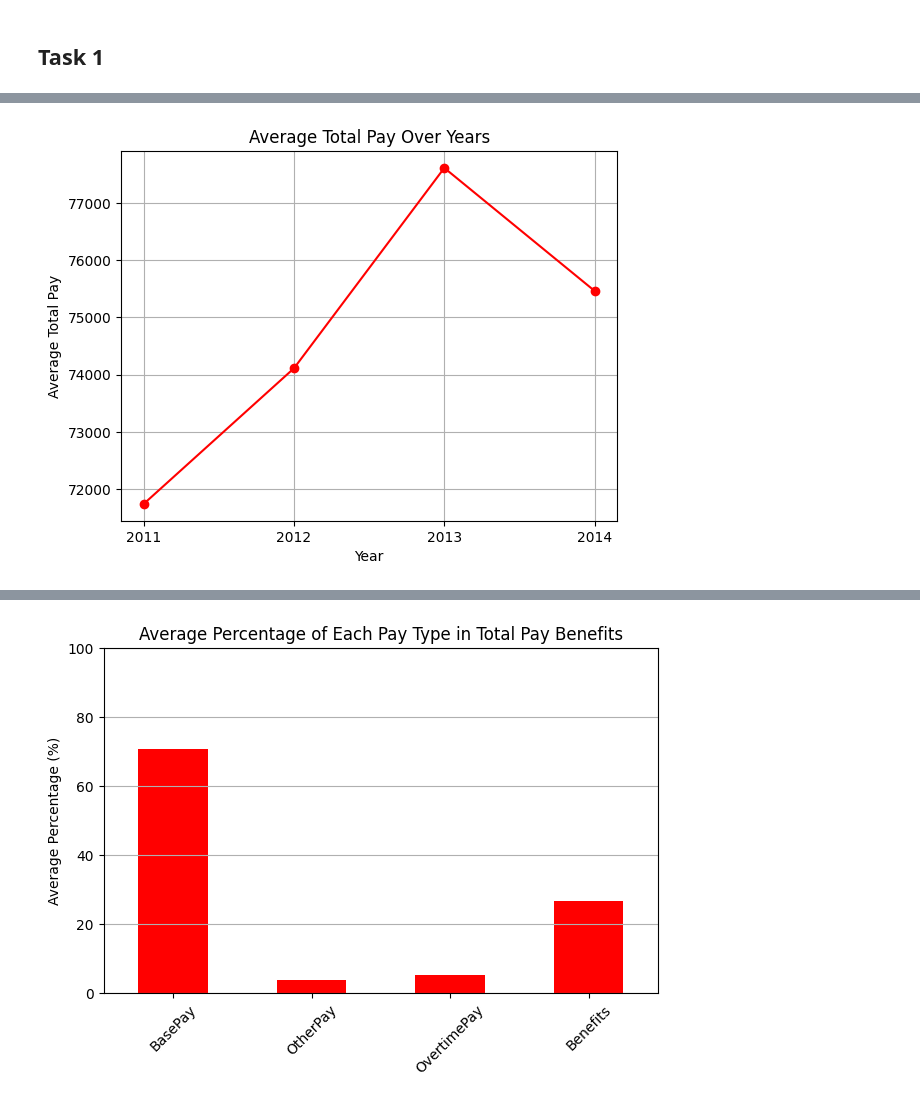
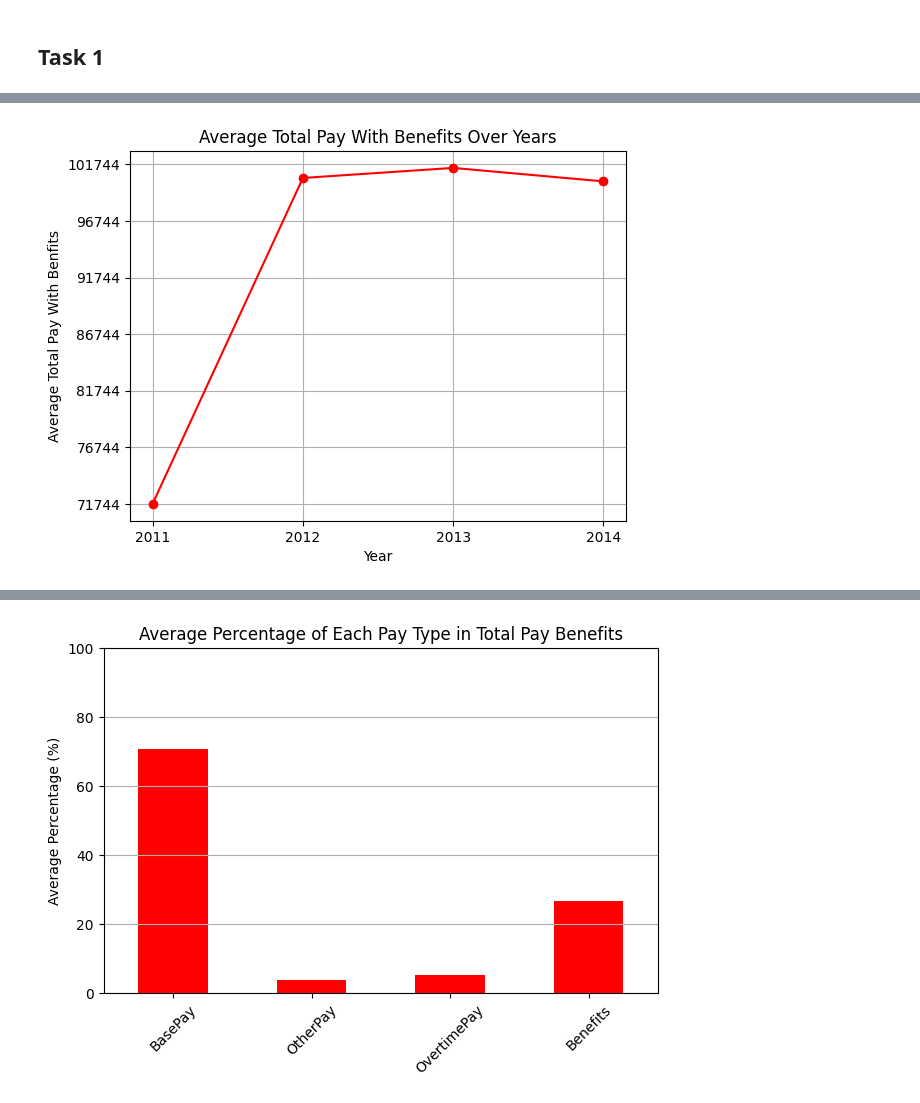
Before and after one commit to lavanda888boy/FIA_Labs, a Jupyter notebook: Lab4_Learning/Lab4_Learning.ipynb, the cells around one changed output, grey strips where cells are left out. Drawn from its saved outputs; the diff is of its cells as text; code cells hidden in the pictures.

```diff
--- a/Lab4_Learning/Lab4_Learning.ipynb
+++ b/Lab4_Learning/Lab4_Learning.ipynb
@@ -15,12 +19,15 @@ Create a virtual environment, install all the necessary dependencies so that you
 # %%
 import pandas as pd
+import numpy as np
 
 df = pd.read_csv("data.csv", low_memory=False)
 
-average_pay_per_year = df.groupby("Year")["TotalPay"].mean()
-plot = average_pay_per_year.plot(kind="line", title="Average Total Pay Over Years", grid=True, color="red", marker="o")
+average_pay_per_year = df.groupby("Year")["TotalPayBenefits"].mean()
+plot = average_pay_per_year.plot(kind="line", title="Average Total Pay With Benefits Over Years", grid=True, color="red", marker="o")
 
-plot.set_ylabel("Average Total Pay");
 plot.set_xticks(average_pay_per_year.index);
+
+plot.set_ylabel("Average Total Pay With Benfits");
+plot.set_yticks(np.arange(average_pay_per_year.min(), average_pay_per_year.max() + 1000, 5000));
 # %% [output]
-[figure, old version]
+[figure, new version]
```
Also changed, not shown: parts of 23 cells of this notebook, 1 other file.
